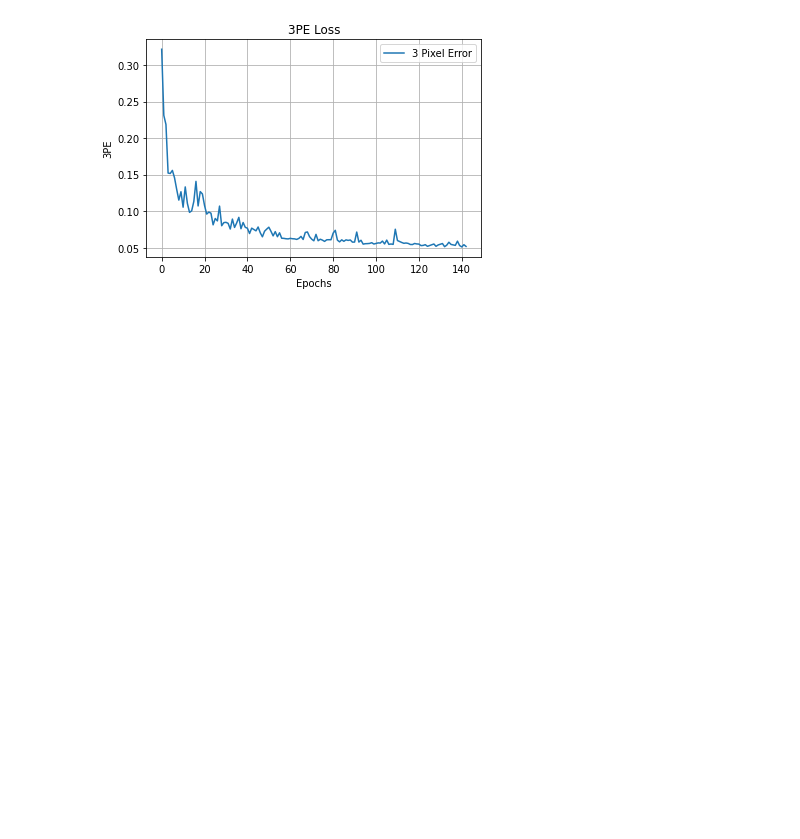
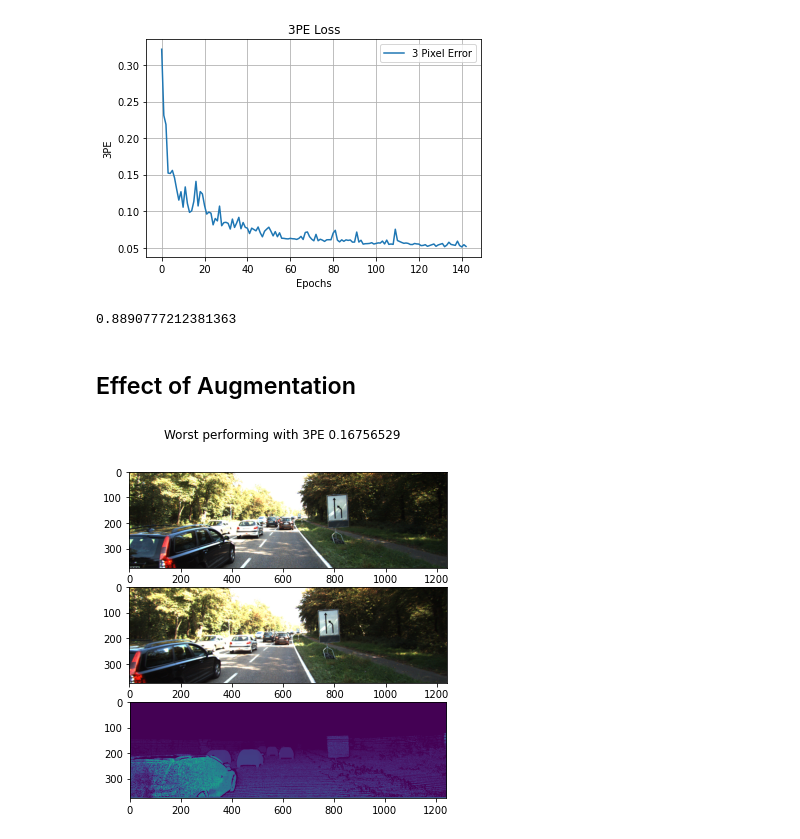
Before and after one commit to sanket-pixel/stereo-depth, a Jupyter notebook: src/notebooks/Stereo Depth Estimation.ipynb, the cells around one changed output. Drawn from its saved outputs; the diff is of its cells as text; code cells hidden in the pictures; blank space fills up the shorter version.

```diff
--- a/src/notebooks/Stereo Depth Estimation.ipynb
+++ b/src/notebooks/Stereo Depth Estimation.ipynb
@@ -145,3 +149,9 @@ plt.grid()
 plt.show()
 # %% [output]
 [figure]
+# %%
+np.mean(np.array(loss_mean))
+# %% [output]
+0.8890777212381363
+# %% [markdown]
+## Effect of Augmentation
@@ -147,0 +161,5 @@ plt.show()
+# %%
+worst_3pe = sorted(pe_mean)[-1]
+plot_image(*worst, "Worst performing with 3PE "+str(np.array(worst_3pe)))
+# %% [output]
+[figure, added]
```
Also changed, not shown: parts of 12 cells of this notebook, 10 other files.
